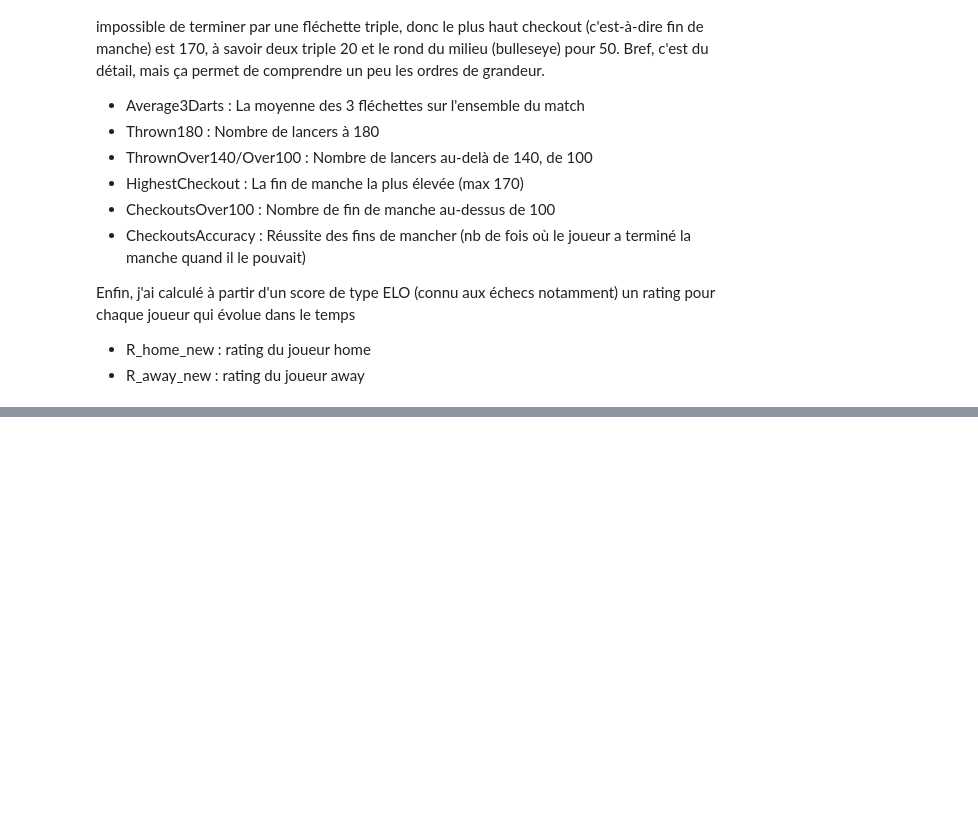
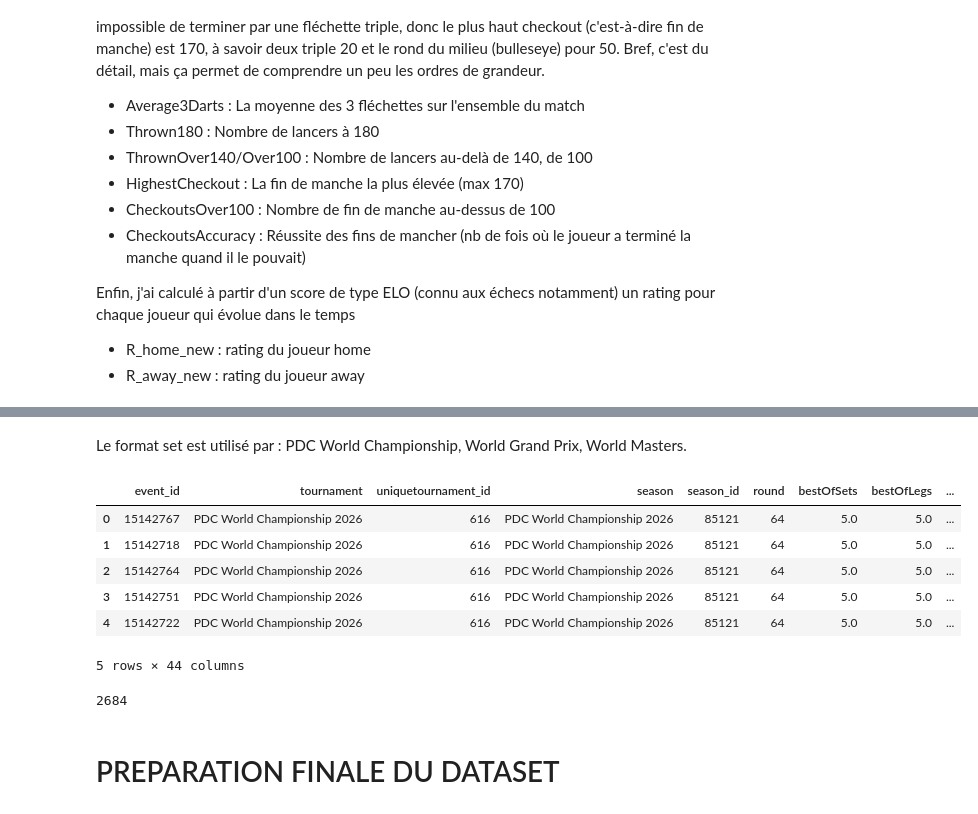
Before and after one commit to Juleslapeuf/APS, a Jupyter notebook: main.ipynb, the cells around one changed output, grey strips where cells are left out. Cells and saved outputs as stored; diff of their text form; code cells hidden in the pictures; blank space fills up the shorter version.

```diff
--- a/main.ipynb
+++ b/main.ipynb
@@ -114,0 +111,47 @@ df_moyennes.head()
+# %% [markdown]
+Le format set est utilisé par : PDC World Championship, World Grand Prix, World Masters.
+# %%
+tournois_en_sets = [
+    "PDC World Championship 2026",
+    "PDC World Championship 2025",
+    "PDC World Championship 2024",
+    "PDC World Championship 2022/23",
+    "World Grand Prix 2025",
+    "World Grand Prix 2024",
+    "World Grand Prix 2023",
+    "World Grand Prix 2022",
+    "World Grand Prix",
+    "World Masters 2026",
+    "World Masters 2025"
+]
+
+df_aps_filtered["legs_played"] = (
+    df_aps_filtered["home_score"] + df_aps_filtered["away_score"]
+) * df_aps_filtered["tournament"].isin(tournois_en_sets).map({True: 4, False: 1})
+# %%
+df_aps_filtered["CheckoutsAccuracy_prop_home"] = df_aps_filtered["CheckoutsAccuracy_home"] / df_aps_filtered["CheckoutsAccuracy_homeTotal"]
+df_aps_filtered["CheckoutsAccuracy_prop_away"] = df_aps_filtered["CheckoutsAccuracy_away"] / df_aps_filtered["CheckoutsAccuracy_awayTotal"]
+# %%
+stats_a_normaliser = [
+    "Thrown180",
+    "ThrownOver140",
+    "ThrownOver100",
+    "CheckoutsOver100"
+]
+
+for stat in stats_a_normaliser:
+    for joueur in ["home", "away"]:
+        colonne = f"{stat}_{joueur}"
+        df_aps_filtered[f"{colonne}_per_leg"] = (
+        df_aps_filtered[colonne] / df_aps_filtered["legs_played"]
+        )
+# %%
+df_aps_filtered.head()
+# %% [output]
+|  | event_id | tournament | uniquetournament_id | season | season_id | round | bestOfSets | bestOfLegs | ... |
+| 0 | 15142767 | PDC World Championship 2026 | 616 | PDC World Championship 2026 | 85121 | 64 | 5.0 | 5.0 | ... |
+| 1 | 15142718 | PDC World Championship 2026 | 616 | PDC World Championship 2026 | 85121 | 64 | 5.0 | 5.0 | ... |
+| 2 | 15142764 | PDC World Championship 2026 | 616 | PDC World Championship 2026 | 85121 | 64 | 5.0 | 5.0 | ... |
+| 3 | 15142751 | PDC World Championship 2026 | 616 | PDC World Championship 2026 | 85121 | 64 | 5.0 | 5.0 | ... |
+| 4 | 15142722 | PDC World Championship 2026 | 616 | PDC World Championship 2026 | 85121 | 64 | 5.0 | 5.0 | ... |
+5 rows × 44 columns
@@ -114,0 +160,6 @@ df_moyennes.head()
+# %%
+len(df_final)
+# %% [output]
+2684
+# %% [markdown]
+# PREPARATION FINALE DU DATASET
```
Also changed, not shown: parts of 27 cells of this notebook, 1 other file.
